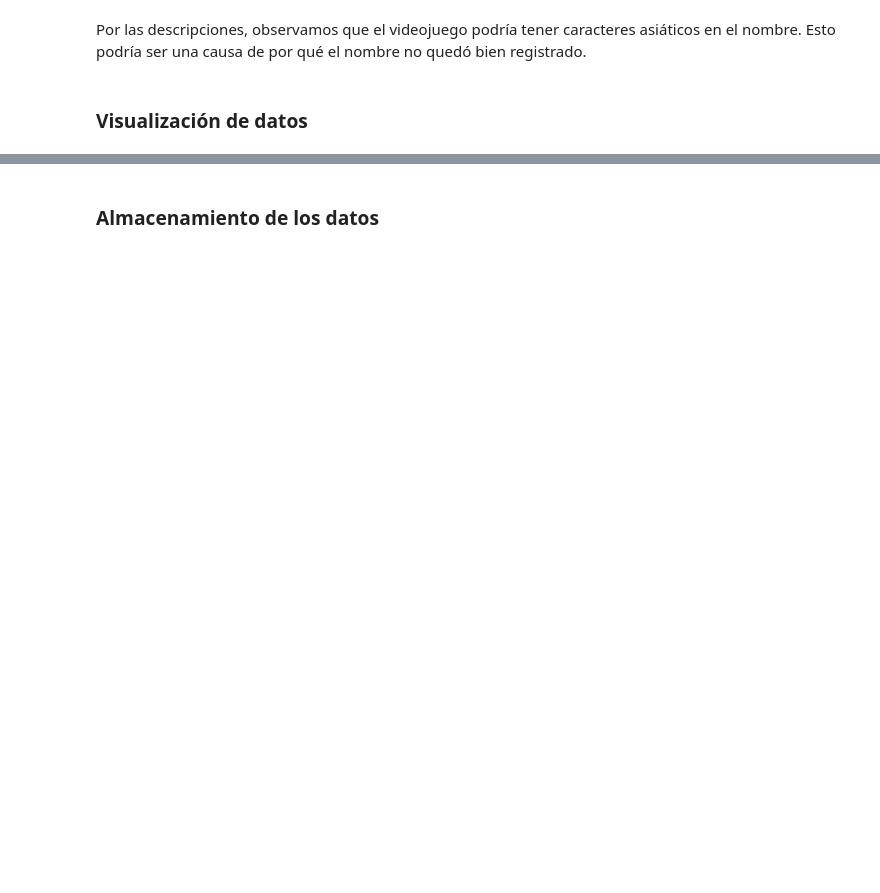
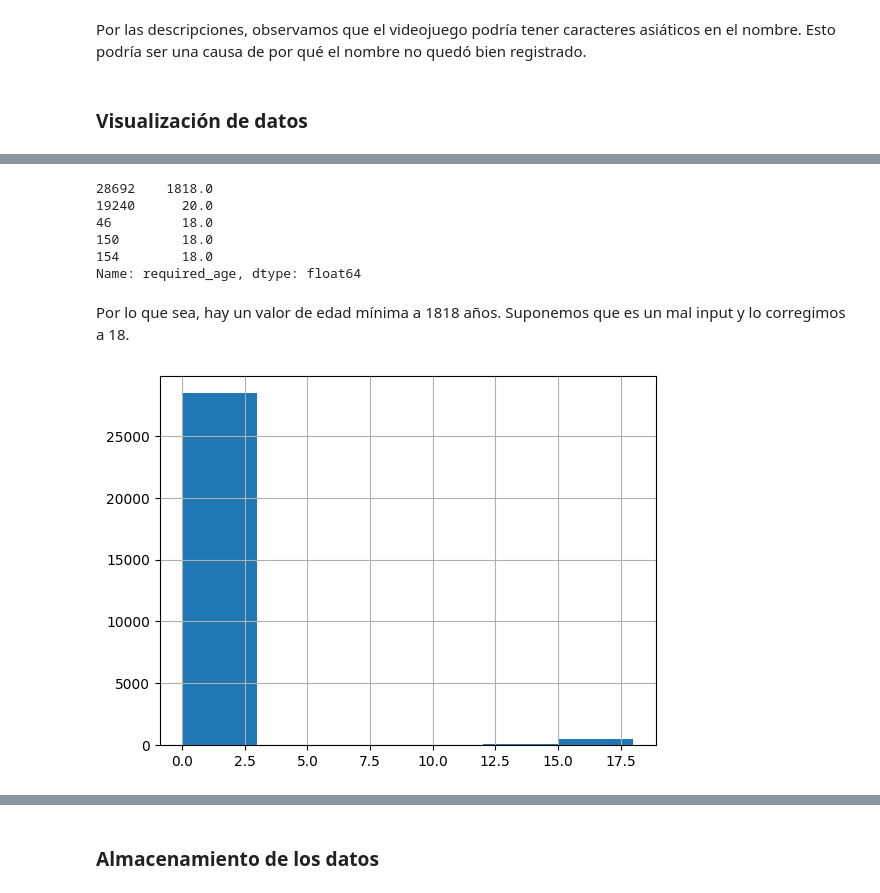
Before and after one commit to Pumpunkio/EDA-Steam, a Jupyter notebook: notebooks/limpieza_y_visualizacion.ipynb, the cells around one changed output, grey strips where cells are left out. Saved outputs shown, nothing was run; the diff lists cells and outputs as text; code cells hidden in the pictures; blank space fills up the shorter version.

```diff
--- a/notebooks/limpieza_y_visualizacion.ipynb
+++ b/notebooks/limpieza_y_visualizacion.ipynb
@@ -343,0 +353,17 @@ Por las descripciones, observamos que el videojuego podría tener caracteres asi
+# %%
+df_clean_steam["required_age"].nlargest(5)
+# %% [output]
+28692    1818.0
+19240      20.0
+46         18.0
+150        18.0
+154        18.0
+Name: required_age, dtype: float64
+# %% [markdown]
+Por lo que sea, hay un valor de edad mínima a 1818 años. Suponemos que es un mal input y lo corregimos a 18.
+# %%
+df_clean_steam.loc[df_clean_steam["required_age"] == df_clean_steam["required_age"].max(), "required_age"] = 18
+df_clean_steam["required_age"].hist(bins=6)
+plt.show()
+# %% [output]
+[figure, added]
```
Also changed, not shown: parts of 7 cells of this notebook.
